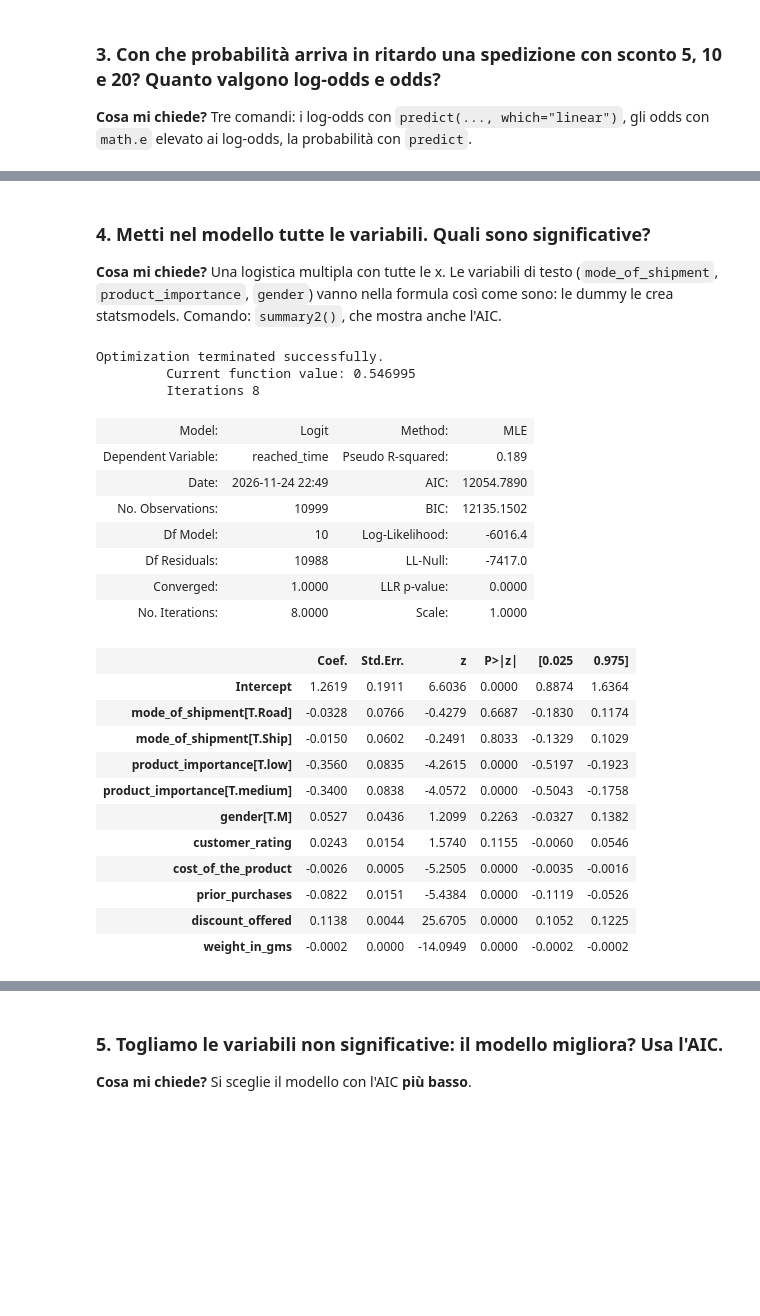
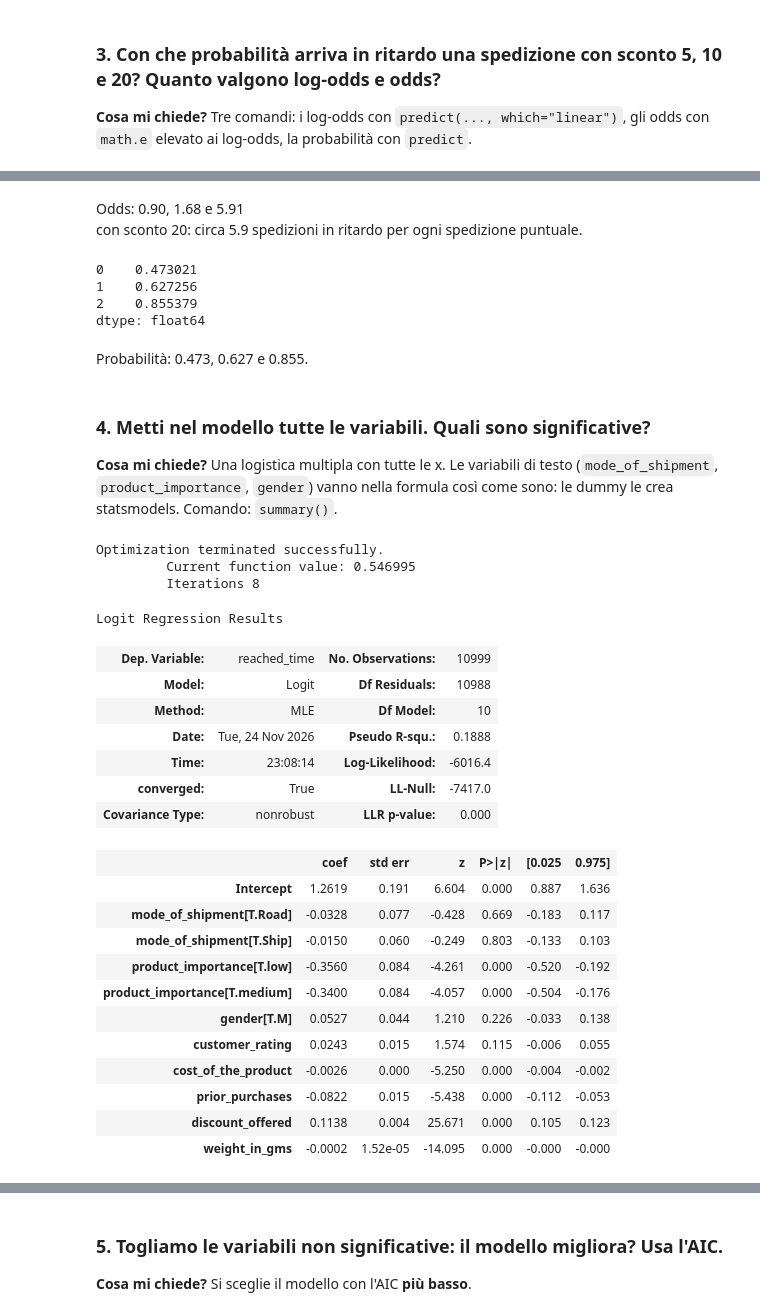
Before and after one commit to vincnardelli/msd, a Jupyter notebook: codice/3/regressione_shipping.ipynb, the cells around one changed output, grey strips where cells are left out. Cells and saved outputs as stored; diff of their text form; code cells hidden in the pictures; blank space fills up the shorter version.

```diff
--- a/codice/3/regressione_shipping.ipynb
+++ b/codice/3/regressione_shipping.ipynb
@@ -98,34 +93,43 @@ dtype: float64
+# %% [markdown]
+Odds: 0.90, 1.68 e 5.91
+con sconto 20: circa 5.9 spedizioni in ritardo per ogni spedizione puntuale.
+# %%
+modello.predict(nuovi)
+# %% [output]
+0    0.473021
+1    0.627256
+2    0.855379
+dtype: float64
+# %% [markdown]
+Probabilità: 0.473, 0.627 e 0.855.
 # %% [markdown]
 ### 4. Metti nel modello tutte le variabili. Quali sono significative?
 
-**Cosa mi chiede?** Una logistica multipla con tutte le x. Le variabili di testo (`mode_of_shipment`, `product_importance`, `gender`) vanno nella formula così come sono: le dummy le crea statsmodels. Comando: `summary2()`, che mostra anche l'AIC.
+**Cosa mi chiede?** Una logistica multipla con tutte le x. Le variabili di testo (`mode_of_shipment`, `product_importance`, `gender`) vanno nella formula così come sono: le dummy le crea statsmodels. Comando: `summary()`.
-# %%
-# significative (p-value <= 0.05): product_importance, cost_of_the_product, prior_purchases, discount_offered, weight_in_gms
-# non significative: mode_of_shipment (p 0.67 e 0.80), gender (p 0.23), customer_rating (p 0.12)
-# product_importance[T.low] -0.36: rispetto a high (il riferimento), i prodotti poco importanti hanno odds di ritardo x 0.70
-tutte = smf.logit("reached_time ~ mode_of_shipment + customer_rating + cost_of_the_product + prior_purchases + product_importance + gender + discount_offered + weight_in_gms", data=spedizioni).fit()
-tutte.summary2()
-# %% [output]
-Optimization terminated successfully.
-         Current function value: 0.546995
-         Iterations 8
-| Model: | Logit | Method: | MLE |
-| Dependent Variable: | reached_time | Pseudo R-squared: | 0.189 |
-| Date: | 2026-11-24 22:49 | AIC: | 12054.7890 |
-| No. Observations: | 10999 | BIC: | 12135.1502 |
-| Df Model: | 10 | Log-Likelihood: | -6016.4 |
-| Df Residuals: | 10988 | LL-Null: | -7417.0 |
-| Converged: | 1.0000 | LLR p-value: | 0.0000 |
-| No. Iterations: | 8.0000 | Scale: | 1.0000 |
-|  | Coef. | Std.Err. | z | P>|z| | [0.025 | 0.975] |
-| Intercept | 1.2619 | 0.1911 | 6.6036 | 0.0000 | 0.8874 | 1.6364 |
-| mode_of_shipment[T.Road] | -0.0328 | 0.0766 | -0.4279 | 0.6687 | -0.1830 | 0.1174 |
-| mode_of_shipment[T.Ship] | -0.0150 | 0.0602 | -0.2491 | 0.8033 | -0.1329 | 0.1029 |
-| product_importance[T.low] | -0.3560 | 0.0835 | -4.2615 | 0.0000 | -0.5197 | -0.1923 |
-| product_importance[T.medium] | -0.3400 | 0.0838 | -4.0572 | 0.0000 | -0.5043 | -0.1758 |
-| gender[T.M] | 0.0527 | 0.0436 | 1.2099 | 0.2263 | -0.0327 | 0.1382 |
-| customer_rating | 0.0243 | 0.0154 | 1.5740 | 0.1155 | -0.0060 | 0.0546 |
-| cost_of_the_product | -0.0026 | 0.0005 | -5.2505 | 0.0000 | -0.0035 | -0.0016 |
-| prior_purchases | -0.0822 | 0.0151 | -5.4384 | 0.0000 | -0.1119 | -0.0526 |
-| discount_offered | 0.1138 | 0.0044 | 25.6705 | 0.0000 | 0.1052 | 0.1225 |
-| weight_in_gms | -0.0002 | 0.0000 | -14.0949 | 0.0000 | -0.0002 | -0.0002 |
+# %%
+tutte = smf.logit("reached_time ~ mode_of_shipment + customer_rating + cost_of_the_product + prior_purchases + product_importance + gender + discount_offered + weight_in_gms", data=spedizioni).fit()
+tutte.summary()
+# %% [output]
+Optimization terminated successfully.
+         Current function value: 0.546995
+         Iterations 8
+Logit Regression Results
+| Dep. Variable: | reached_time | No. Observations: | 10999 |
+| Model: | Logit | Df Residuals: | 10988 |
+| Method: | MLE | Df Model: | 10 |
+| Date: | Tue, 24 Nov 2026 | Pseudo R-squ.: | 0.1888 |
+| Time: | 23:08:14 | Log-Likelihood: | -6016.4 |
+| converged: | True | LL-Null: | -7417.0 |
+| Covariance Type: | nonrobust | LLR p-value: | 0.000 |
+|  | coef | std err | z | P>|z| | [0.025 | 0.975] |
+| Intercept | 1.2619 | 0.191 | 6.604 | 0.000 | 0.887 | 1.636 |
+| mode_of_shipment[T.Road] | -0.0328 | 0.077 | -0.428 | 0.669 | -0.183 | 0.117 |
+| mode_of_shipment[T.Ship] | -0.0150 | 0.060 | -0.249 | 0.803 | -0.133 | 0.103 |
+| product_importance[T.low] | -0.3560 | 0.084 | -4.261 | 0.000 | -0.520 | -0.192 |
+| product_importance[T.medium] | -0.3400 | 0.084 | -4.057 | 0.000 | -0.504 | -0.176 |
+| gender[T.M] | 0.0527 | 0.044 | 1.210 | 0.226 | -0.033 | 0.138 |
+| customer_rating | 0.0243 | 0.015 | 1.574 | 0.115 | -0.006 | 0.055 |
+| cost_of_the_product | -0.0026 | 0.000 | -5.250 | 0.000 | -0.004 | -0.002 |
+| prior_purchases | -0.0822 | 0.015 | -5.438 | 0.000 | -0.112 | -0.053 |
+| discount_offered | 0.1138 | 0.004 | 25.671 | 0.000 | 0.105 | 0.123 |
+| weight_in_gms | -0.0002 | 1.52e-05 | -14.095 | 0.000 | -0.000 | -0.000 |
```
Also changed, not shown: parts of 38 cells of this notebook, 1 other file.
